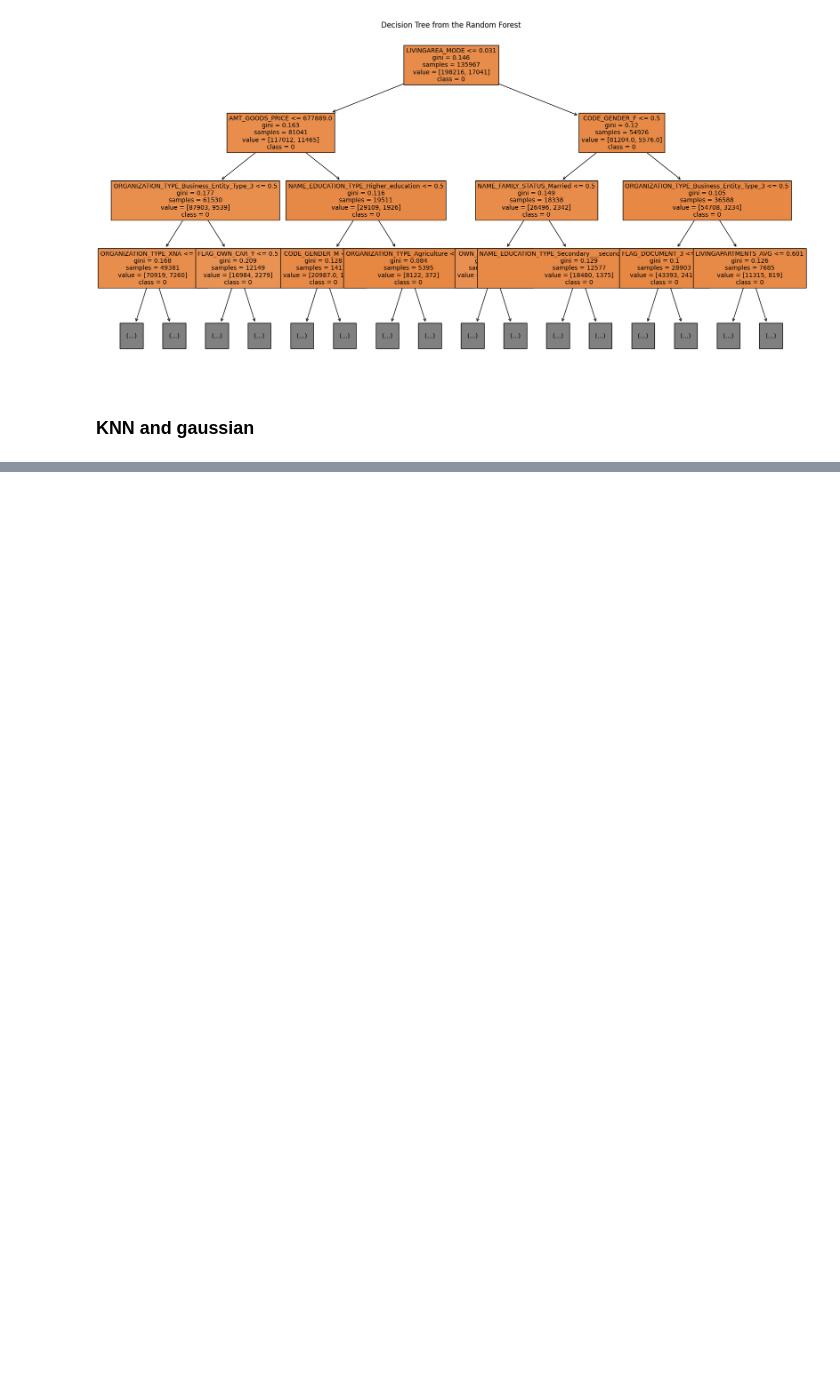
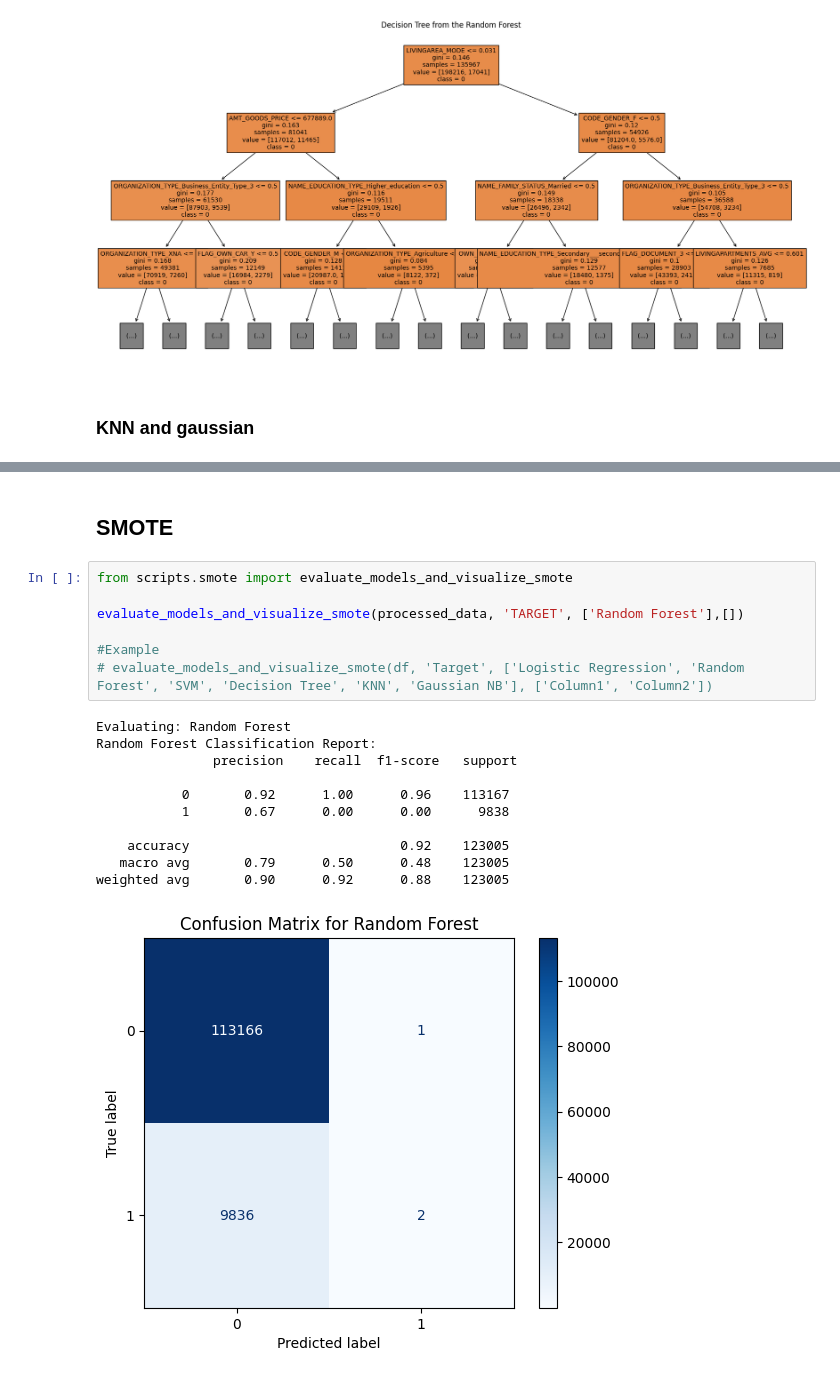
Before and after one commit to Dandata0101/mbs-fraud-detection, a Jupyter notebook: Classwork_day03.ipynb, the cells around one changed output, grey strips where cells are left out. Cells and saved outputs as stored; diff of their text form; blank space fills up the shorter version.

Commit message:
added smote

```diff
--- a/Classwork_day03.ipynb
+++ b/Classwork_day03.ipynb
@@ -253,0 +192,21 @@ weighted avg       0.85      0.92      0.88     92254
+# %% [markdown]
+## SMOTE
+# %%
+from scripts.smote import evaluate_models_and_visualize_smote
+
+evaluate_models_and_visualize_smote(processed_data, 'TARGET', ['Random Forest'],[])
+
+#Example
+# evaluate_models_and_visualize_smote(df, 'Target', ['Logistic Regression', 'Random Forest', 'SVM', 'Decision Tree', 'KNN', 'Gaussian NB'], ['Column1', 'Column2'])
+# %% [output]
+Evaluating: Random Forest
+Random Forest Classification Report:
+               precision    recall  f1-score   support
+
+           0       0.92      1.00      0.96    113167
+           1       0.67      0.00      0.00      9838
+
+    accuracy                           0.92    123005
+   macro avg       0.79      0.50      0.48    123005
+weighted avg       0.90      0.92      0.88    123005
+[figure, added]
```
Also changed, not shown: parts of 6 cells of this notebook, 3 other files.
